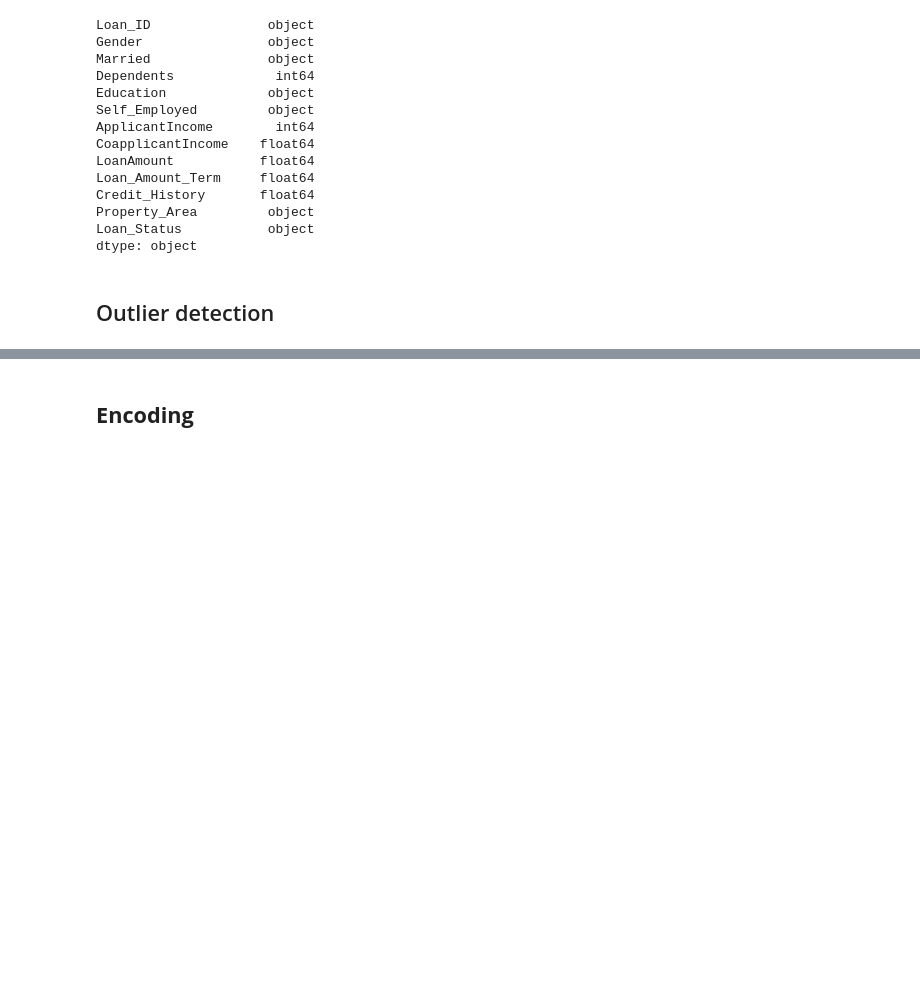
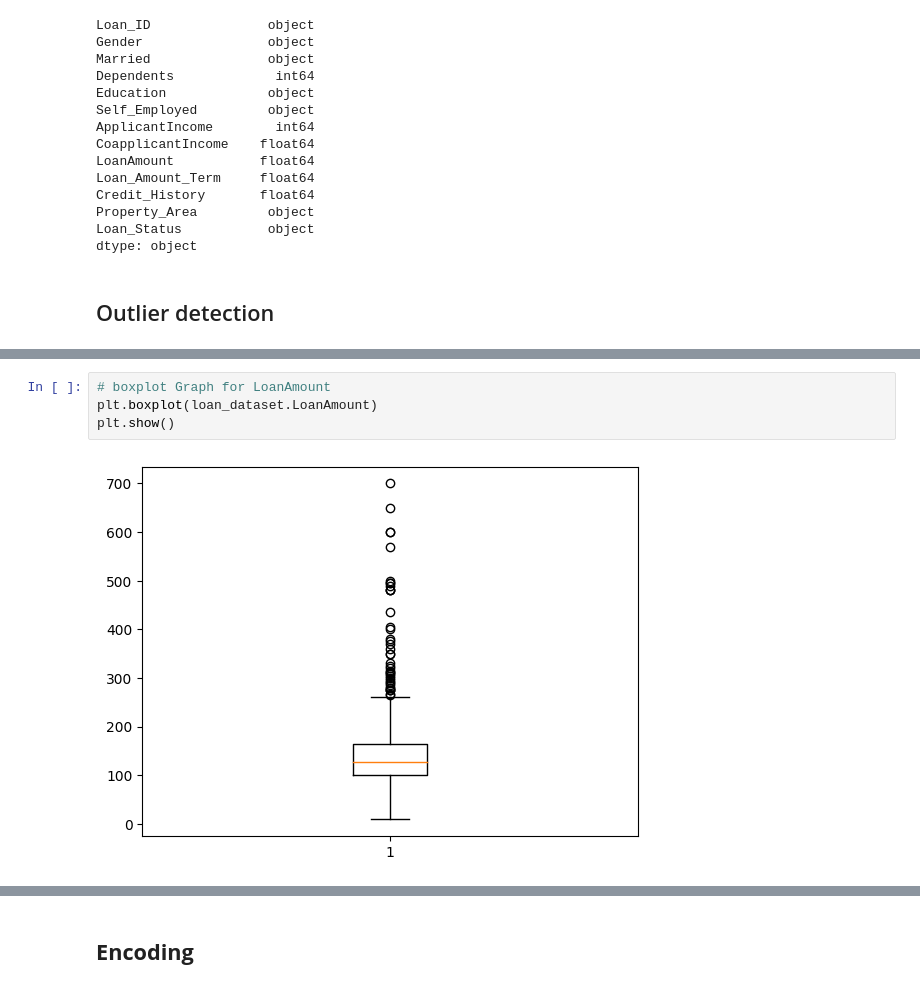
Before and after one commit to mmnithin/AI_ML_ICT, a Jupyter notebook: ICT_Assignments-preprocessing-1.ipynb, the cells around one changed output, grey strips where cells are left out. Cells and saved outputs as stored; diff of their text form; blank space fills up the shorter version.

```diff
--- a/ICT_Assignments-1.ipynb
+++ b/ICT_Assignments-preprocessing-1.ipynb
@@ -240,0 +253,6 @@ dtype: object
+# %%
+# boxplot Graph for LoanAmount
+plt.boxplot(loan_dataset.LoanAmount)
+plt.show()
+# %% [output]
+[figure, added]
```
Also changed, not shown: parts of 8 cells of this notebook.
